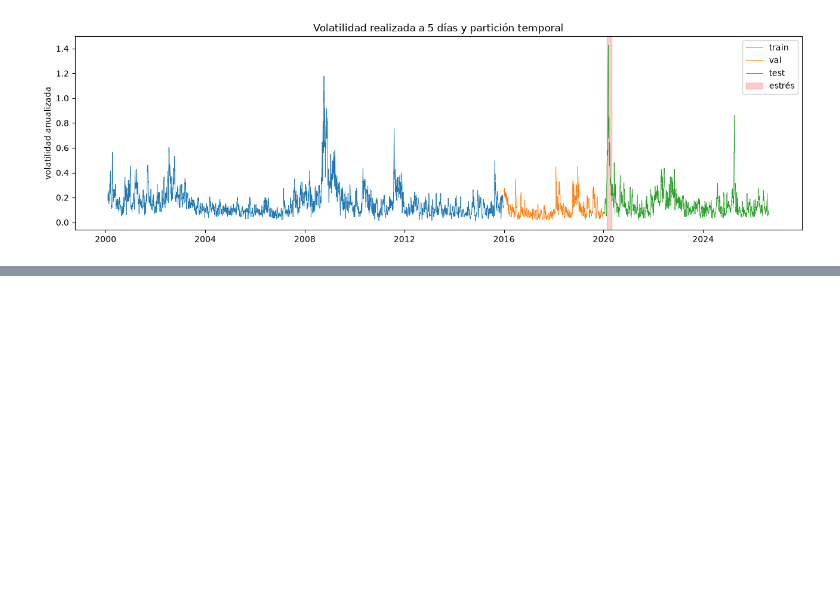
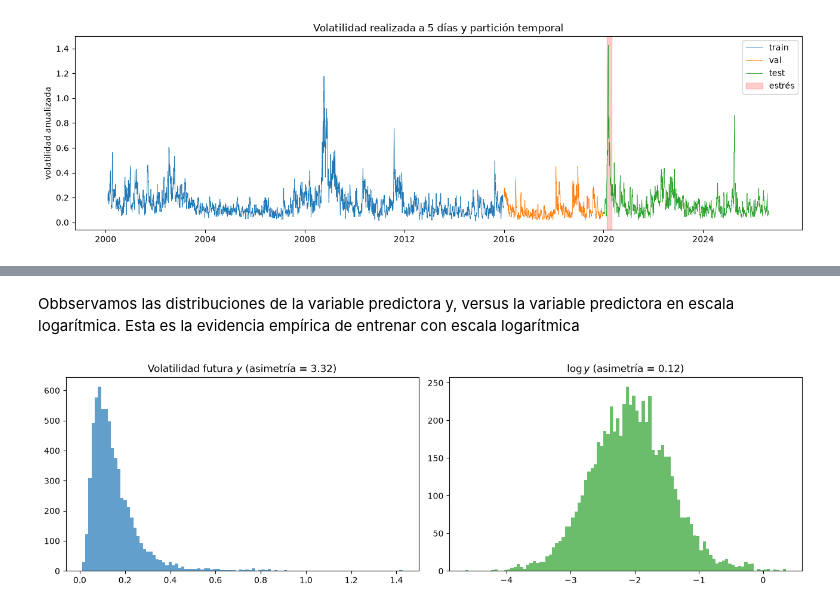
Before and after one commit to VictorSinNav/TFG, a Jupyter notebook: notebooks/01_exploracion.ipynb, the cells around one changed output, grey strips where cells are left out. Saved outputs shown, nothing was run; the diff lists cells and outputs as text; code cells hidden in the pictures; blank space fills up the shorter version.

```diff
--- a/notebooks/01_exploracion.ipynb
+++ b/notebooks/01_exploracion.ipynb
@@ -194,0 +293,16 @@ plt.show()
+# %% [markdown]
+Obbservamos las distribuciones de la variable predictora y, versus la variable predictora en escala logarítmica. Esta es la evidencia empírica de entrenar con escala logarítmica
+# %%
+fig, axes = plt.subplots(1, 2, figsize=(13, 4))
+
+axes[0].hist(df["y"], bins=100, color="tab:blue", alpha=0.7)
+axes[0].set_title(f"Volatilidad futura $y$ (asimetría = {df['y'].skew():.2f})")
+
+axes[1].hist(df["log_y"], bins=100, color="tab:green", alpha=0.7)
+axes[1].set_title(f"$\\log y$ (asimetría = {df['log_y'].skew():.2f})")
+
+plt.tight_layout()
+plt.savefig(f"{FIG}/escala_logaritmica.png", dpi=150)
+plt.show()
+# %% [output]
+[figure, added]
```
Also changed, not shown: parts of 17 cells of this notebook, 11 other files.
